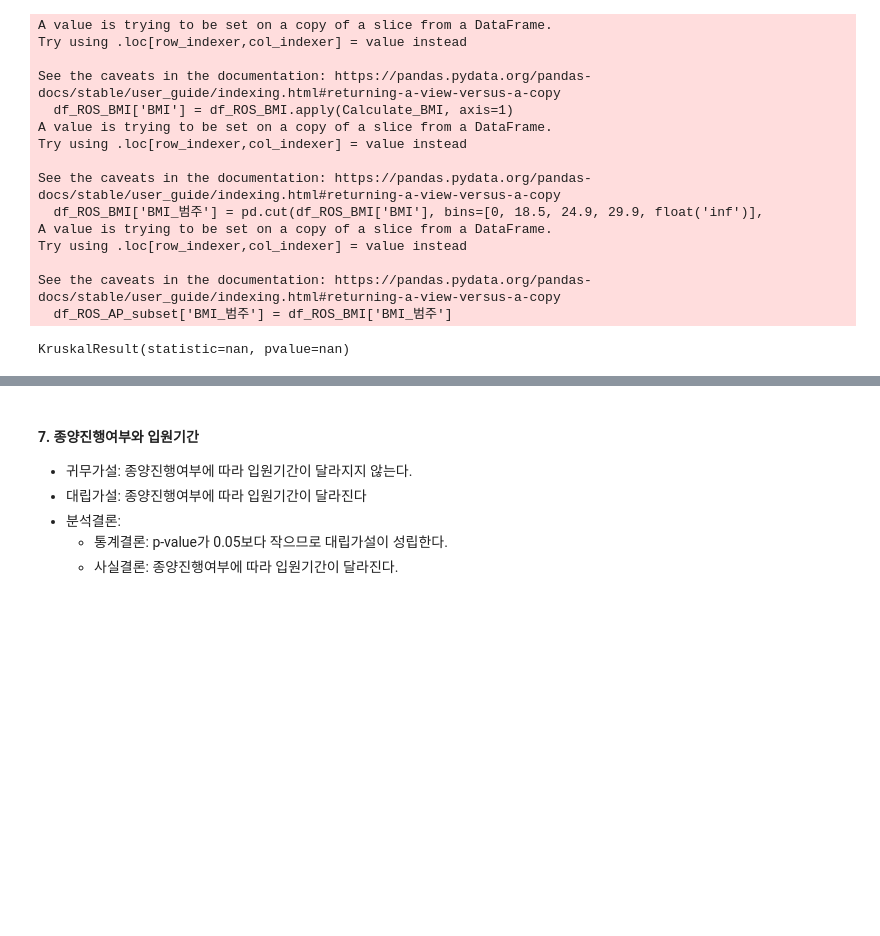
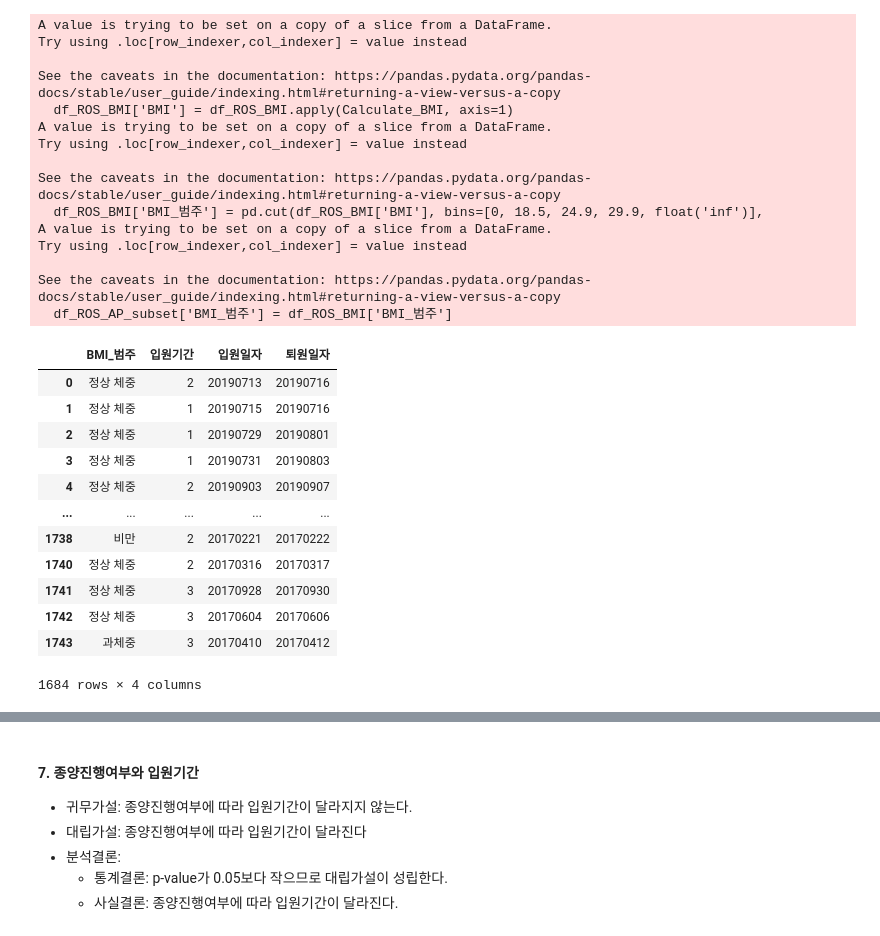
Before and after one commit to dancingKimDH/toy_data_analytics, a Jupyter notebook: codes/CDA/CDA아라.ipynb, the cells around one changed output, grey strips where cells are left out. Cells and saved outputs as stored; diff of their text form; code cells hidden in the pictures; blank space fills up the shorter version.

```diff
--- a/codes/CDA/CDA아라.ipynb
+++ b/codes/CDA/CDA아라.ipynb
@@ -107,4 +96,16 @@ result = kruskal(df_BMI['BMI_숫자'], df_BMI['입원기간'])
-# %%
-stats.stats.kruskal(df_BMI['BMI_숫자'], df_BMI['입원기간'])
-# %% [output]
-KruskalResult(statistic=nan, pvalue=nan)
+# %%
+df_BMI
+# %% [output]
+|  | BMI_범주 | 입원기간 | 입원일자 | 퇴원일자 |
+| 0 | 정상 체중 | 2 | 20190713 | 20190716 |
+| 1 | 정상 체중 | 1 | 20190715 | 20190716 |
+| 2 | 정상 체중 | 1 | 20190729 | 20190801 |
+| 3 | 정상 체중 | 1 | 20190731 | 20190803 |
+| 4 | 정상 체중 | 2 | 20190903 | 20190907 |
+| ... | ... | ... | ... | ... |
+| 1738 | 비만 | 2 | 20170221 | 20170222 |
+| 1740 | 정상 체중 | 2 | 20170316 | 20170317 |
+| 1741 | 정상 체중 | 3 | 20170928 | 20170930 |
+| 1742 | 정상 체중 | 3 | 20170604 | 20170606 |
+| 1743 | 과체중 | 3 | 20170410 | 20170412 |
+1684 rows × 4 columns
```
Also changed, not shown: parts of 17 cells of this notebook, 2 other files.
